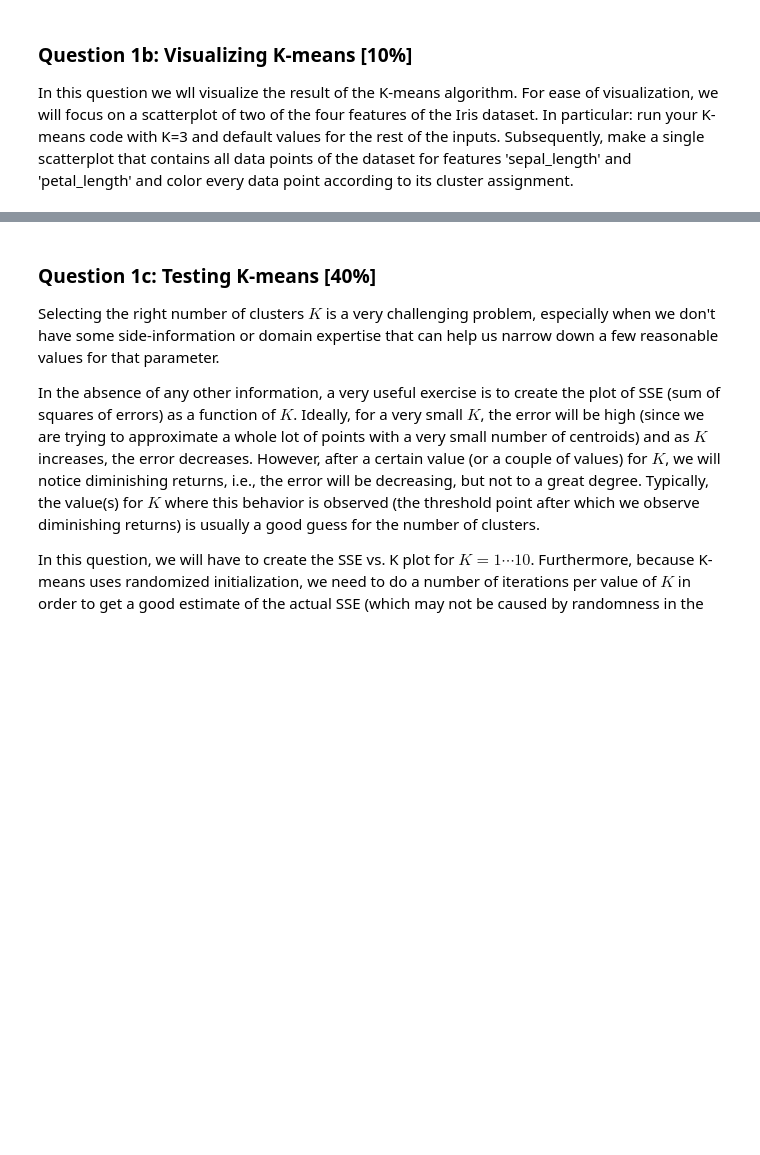
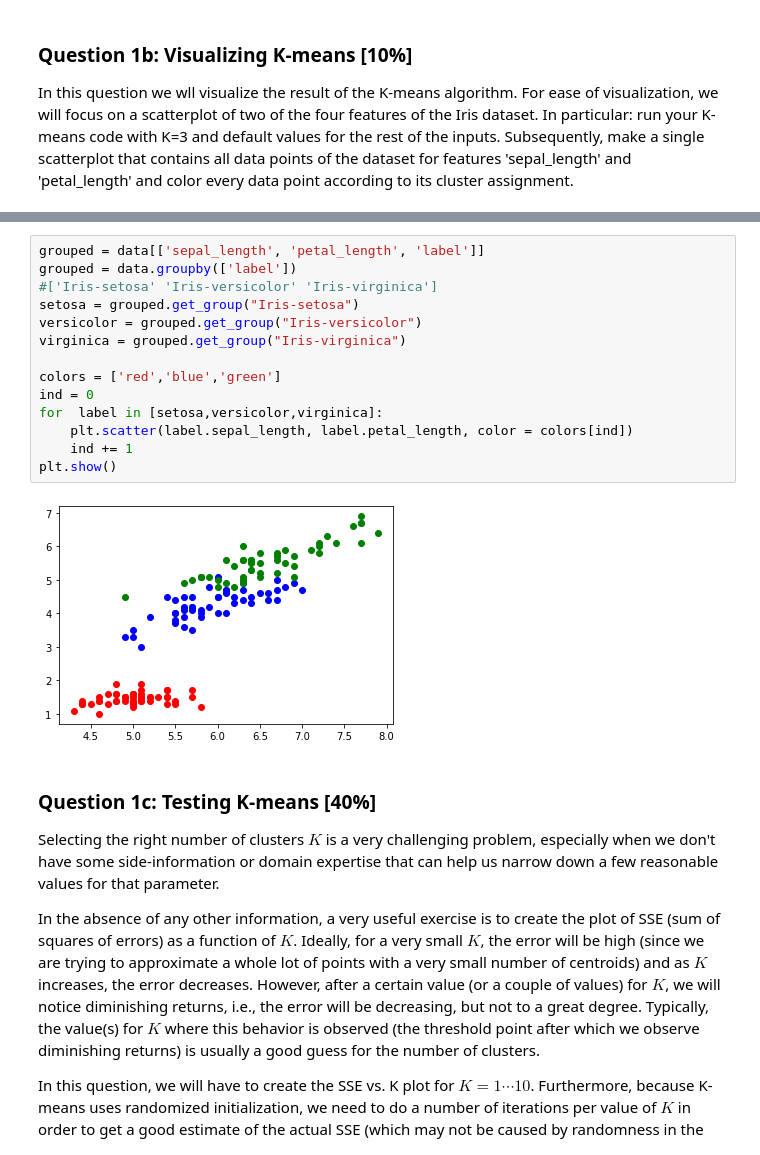
Before and after one commit to Rnair12599/CS171-Assn3, a Jupyter notebook: Assignment3.ipynb, the cells around one changed output, grey strips where cells are left out. Saved outputs shown, nothing was run; the diff lists cells and outputs as text; blank space fills up the shorter version.

```diff
--- a/Assignment3.ipynb
+++ b/Assignment3.ipynb
@@ -101,3 +134,19 @@ In this question we wll visualize the result of the K-means algorithm. For ease
+# %%
+grouped = data[['sepal_length', 'petal_length', 'label']]
+grouped = data.groupby(['label'])
+#['Iris-setosa' 'Iris-versicolor' 'Iris-virginica']
+setosa = grouped.get_group("Iris-setosa")
+versicolor = grouped.get_group("Iris-versicolor")
+virginica = grouped.get_group("Iris-virginica")
+
+colors = ['red','blue','green']
+ind = 0
+for  label in [setosa,versicolor,virginica]:
+    plt.scatter(label.sepal_length, label.petal_length, color = colors[ind])
+    ind += 1
+plt.show()
+# %% [output]
+[figure, added]
 # %% [markdown]
 ### Question 1c: Testing K-means [40%]
 Selecting the right number of clusters $K$ is a very challenging problem, especially when we don't have some side-information or domain expertise that can help us narrow down a few reasonable values for that parameter.
```
Also changed, not shown: parts of 8 cells of this notebook.
